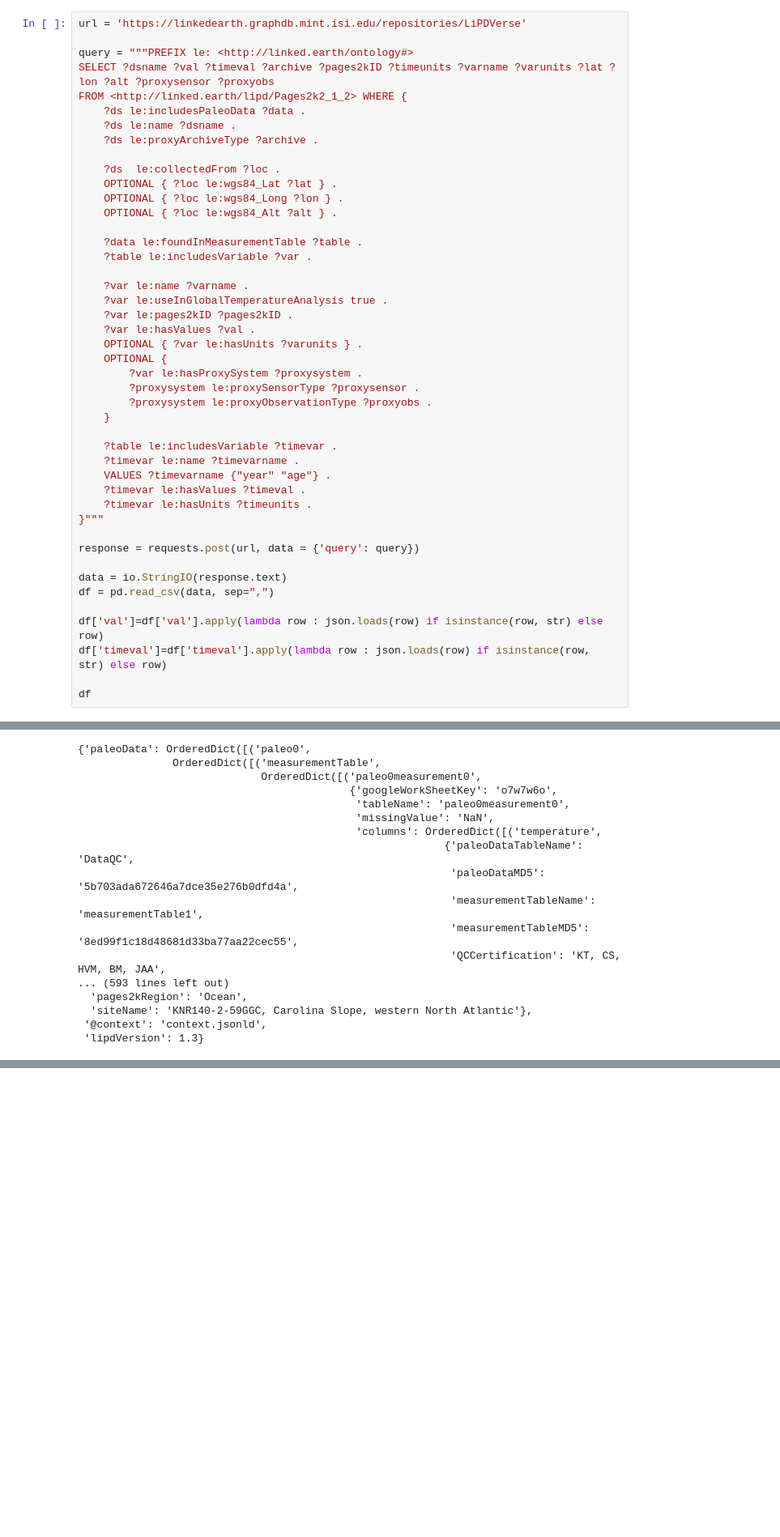
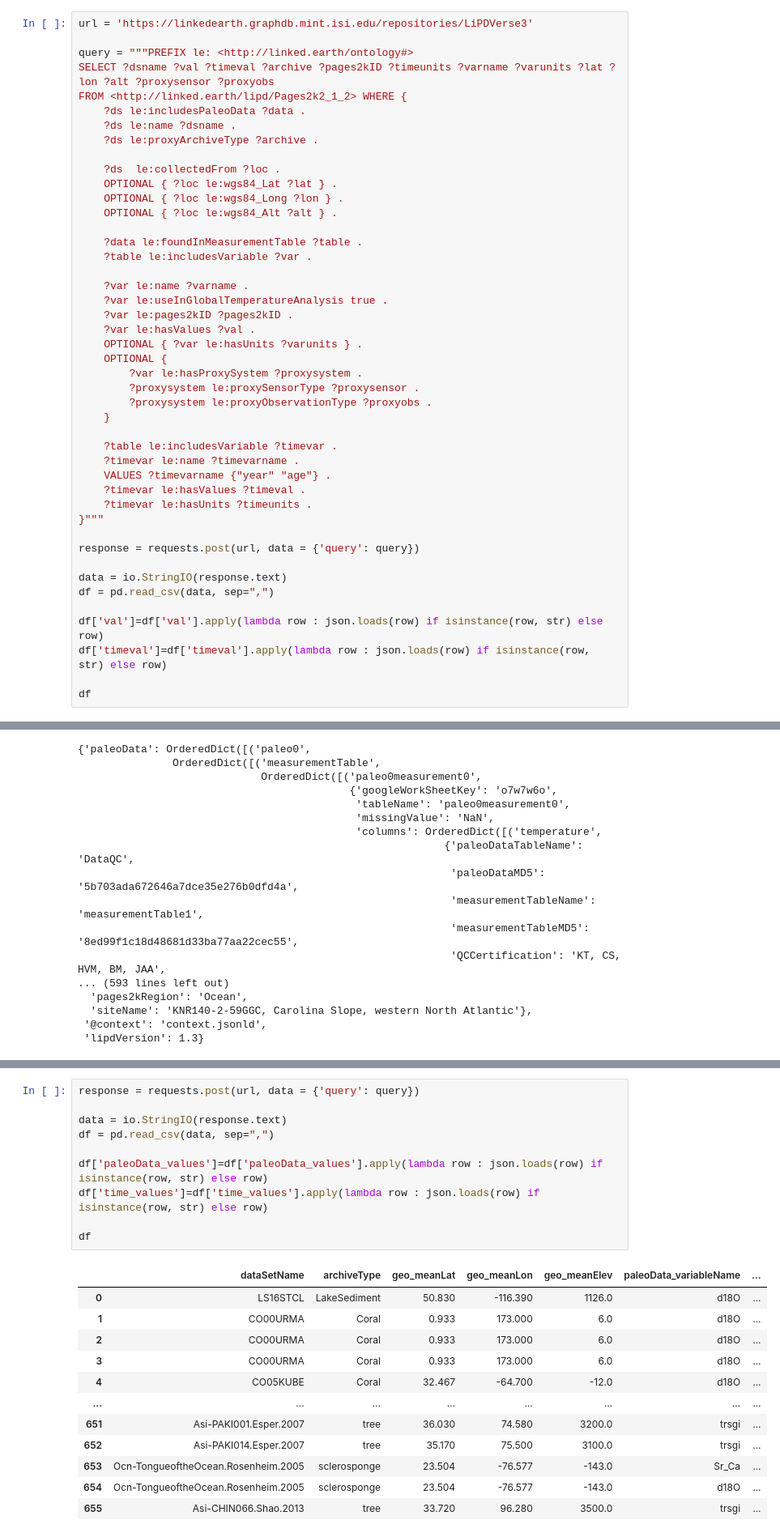
Before and after one commit to khider/DISK-proxyComposite, a Jupyter notebook: QueryingLinkedEarthDB.ipynb, the cells around one changed output, grey strips where cells are left out. Shown at 81% size. Drawn from its saved outputs; the diff is of its cells as text; blank space fills up the shorter version.

```diff
--- a/QueryingLinkedEarthDB.ipynb
+++ b/QueryingLinkedEarthDB.ipynb
@@ -56,5 +56,5 @@ Create the query (note some fields have been altered following legacy code from
 # %%
-url = 'https://linkedearth.graphdb.mint.isi.edu/repositories/LiPDVerse'
+url = 'https://linkedearth.graphdb.mint.isi.edu/repositories/LiPDVerse3'
 
 query = """PREFIX le: <http://linked.earth/ontology#>
 SELECT ?dsname ?val ?timeval ?archive ?pages2kID ?timeunits ?varname ?varunits ?lat ?lon ?alt ?proxysensor ?proxyobs
@@ -280,0 +333,23 @@ D2
+# %%
+response = requests.post(url, data = {'query': query})
+
+data = io.StringIO(response.text)
+df = pd.read_csv(data, sep=",")
+
+df['paleoData_values']=df['paleoData_values'].apply(lambda row : json.loads(row) if isinstance(row, str) else row)
+df['time_values']=df['time_values'].apply(lambda row : json.loads(row) if isinstance(row, str) else row)
+
+df
+# %% [output]
+|  | dataSetName | archiveType | geo_meanLat | geo_meanLon | geo_meanElev | paleoData_variableName | ... |
+| 0 | LS16STCL | LakeSediment | 50.830 | -116.390 | 1126.0 | d18O | ... |
+| 1 | CO00URMA | Coral | 0.933 | 173.000 | 6.0 | d18O | ... |
+| 2 | CO00URMA | Coral | 0.933 | 173.000 | 6.0 | d18O | ... |
+| 3 | CO00URMA | Coral | 0.933 | 173.000 | 6.0 | d18O | ... |
+| 4 | CO05KUBE | Coral | 32.467 | -64.700 | -12.0 | d18O | ... |
+| ... | ... | ... | ... | ... | ... | ... | ... |
+| 651 | Asi-PAKI001.Esper.2007 | tree | 36.030 | 74.580 | 3200.0 | trsgi | ... |
+| 652 | Asi-PAKI014.Esper.2007 | tree | 35.170 | 75.500 | 3100.0 | trsgi | ... |
+| 653 | Ocn-TongueoftheOcean.Rosenheim.2005 | sclerosponge | 23.504 | -76.577 | -143.0 | Sr_Ca | ... |
+| 654 | Ocn-TongueoftheOcean.Rosenheim.2005 | sclerosponge | 23.504 | -76.577 | -143.0 | d18O | ... |
+| 655 | Asi-CHIN066.Shao.2013 | tree | 33.720 | 96.280 | 3500.0 | trsgi | ... |
```
Also changed, not shown: parts of 16 cells of this notebook, 3 other files.
